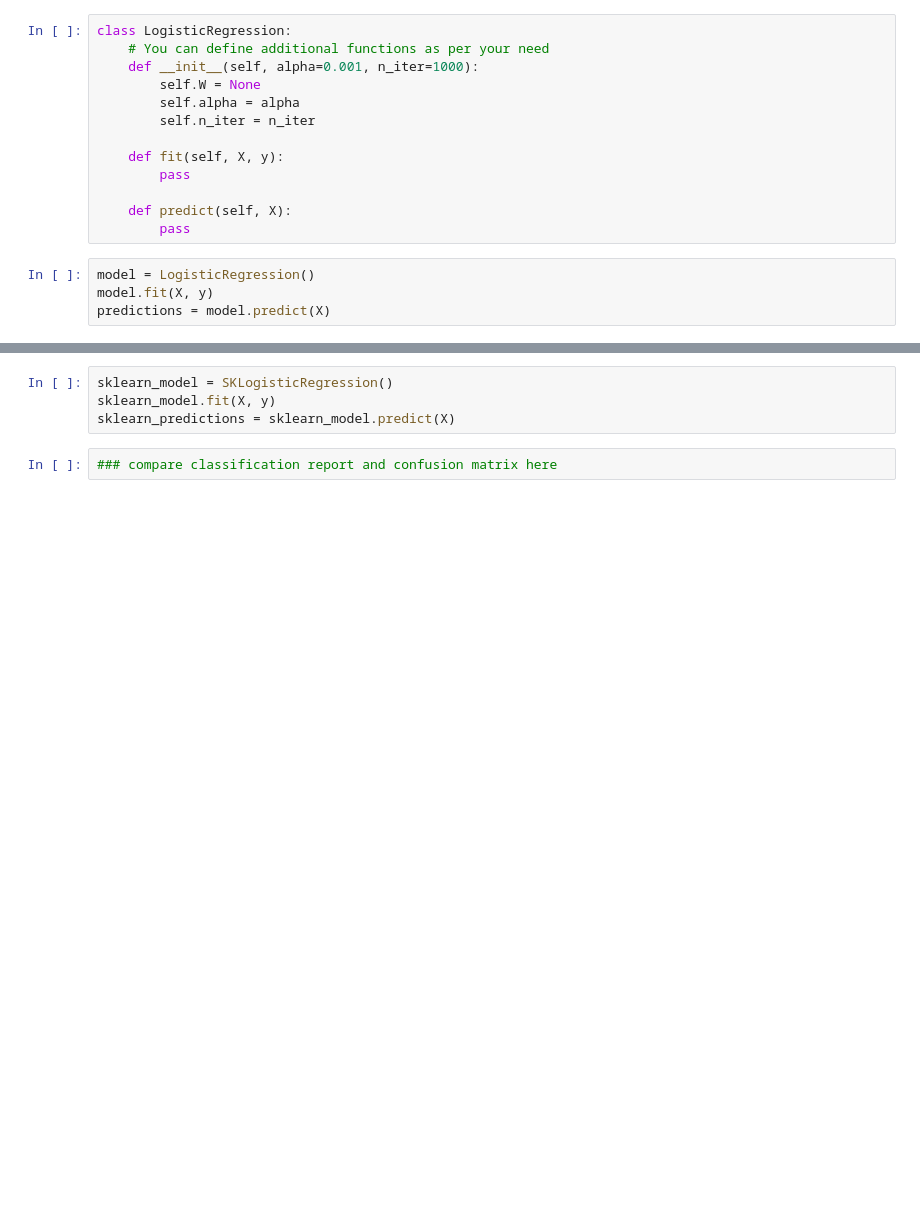
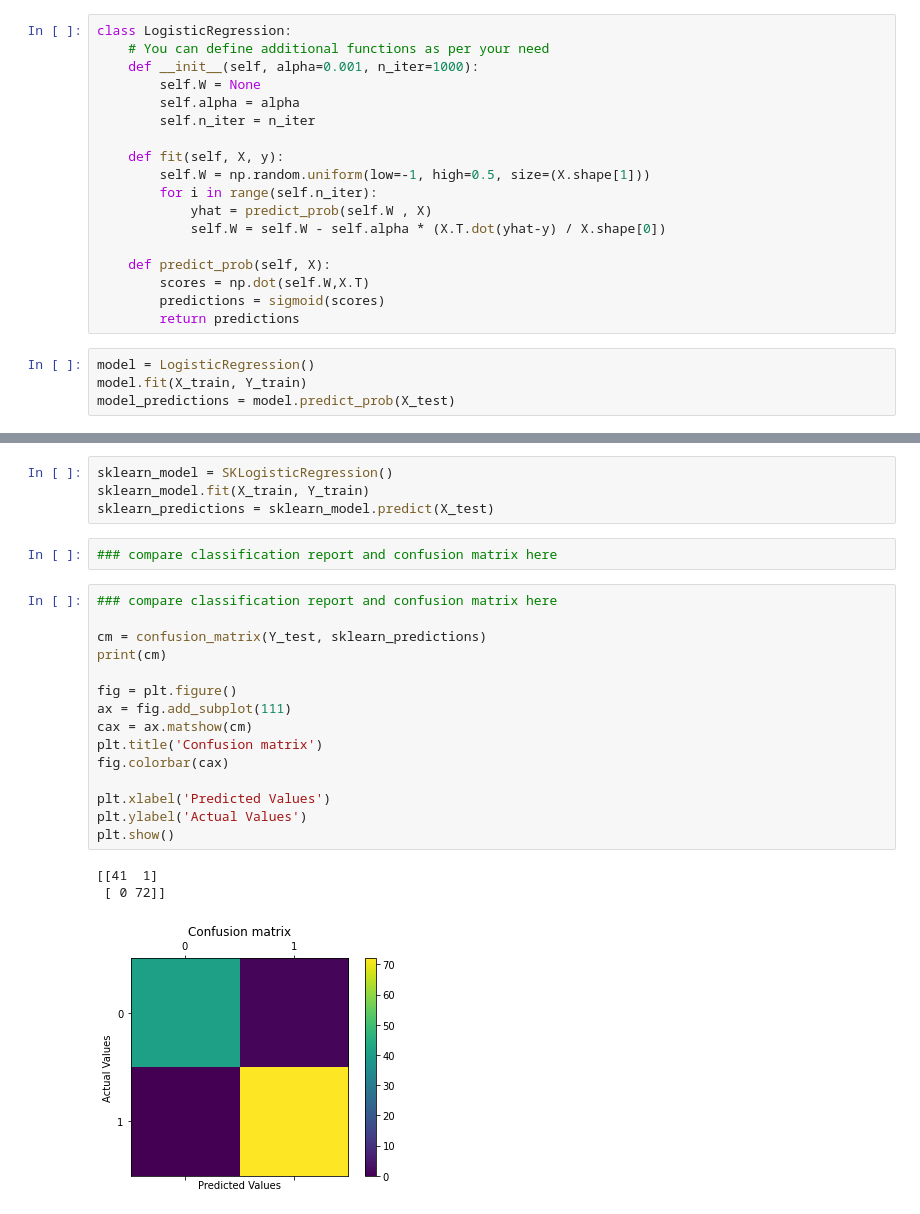
Before and after one commit to sthamamta/fm_intern_task, a Jupyter notebook: week 2/Logistic Regression.ipynb, the cells around one changed output, grey strips where cells are left out. Cells and saved outputs as stored; diff of their text form; blank space fills up the shorter version.

```diff
--- a/week 2/Logistic Regression.ipynb
+++ b/week 2/Logistic Regression.ipynb
@@ -255,11 +235,16 @@ class LogisticRegression:
         self.n_iter = n_iter
 
     def fit(self, X, y):
-        pass
+        self.W = np.random.uniform(low=-1, high=0.5, size=(X.shape[1]))
+        for i in range(self.n_iter):
+            yhat = predict_prob(self.W , X)
+            self.W = self.W - self.alpha * (X.T.dot(yhat-y) / X.shape[0])
 
-    def predict(self, X):
-        pass
+    def predict_prob(self, X):
+        scores = np.dot(self.W,X.T)
+        predictions = sigmoid(scores)
+        return predictions
 # %%
 model = LogisticRegression()
-model.fit(X, y)
-predictions = model.predict(X)
+model.fit(X_train, Y_train)
+model_predictions = model.predict_prob(X_test)
@@ -269,7 +256,26 @@ predictions = model.predict(X)
 from sklearn.linear_model import LogisticRegression as SKLogisticRegression
 # %%
 sklearn_model = SKLogisticRegression()
-sklearn_model.fit(X, y)
-sklearn_predictions = sklearn_model.predict(X)
+sklearn_model.fit(X_train, Y_train)
+sklearn_predictions = sklearn_model.predict(X_test)
 # %%
 ### compare classification report and confusion matrix here
+# %%
+### compare classification report and confusion matrix here
+
+cm = confusion_matrix(Y_test, sklearn_predictions)
+print(cm)
+
+fig = plt.figure()
+ax = fig.add_subplot(111)
+cax = ax.matshow(cm)
+plt.title('Confusion matrix')
+fig.colorbar(cax)
+
+plt.xlabel('Predicted Values')
+plt.ylabel('Actual Values')
+plt.show()
+# %% [output]
+[[41  1]
+ [ 0 72]]
+[figure, added]
```
Also changed, not shown: parts of 11 cells of this notebook.
